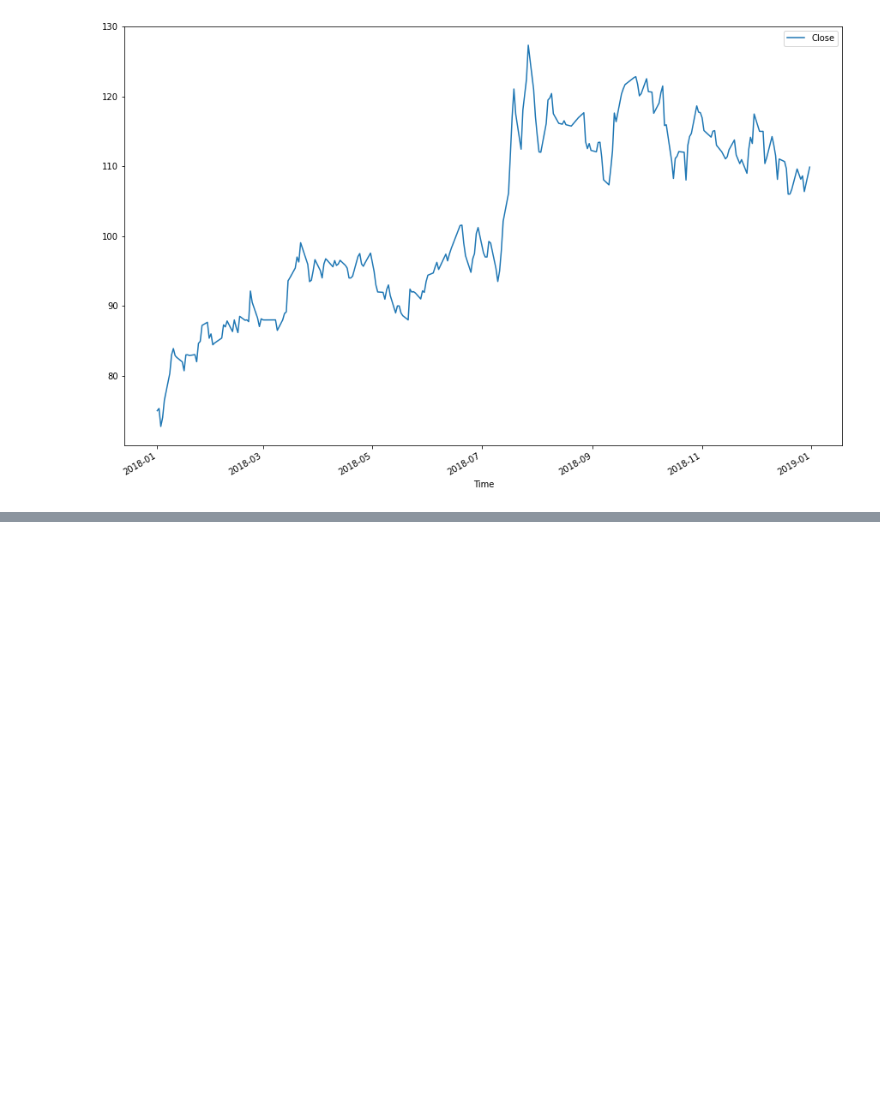
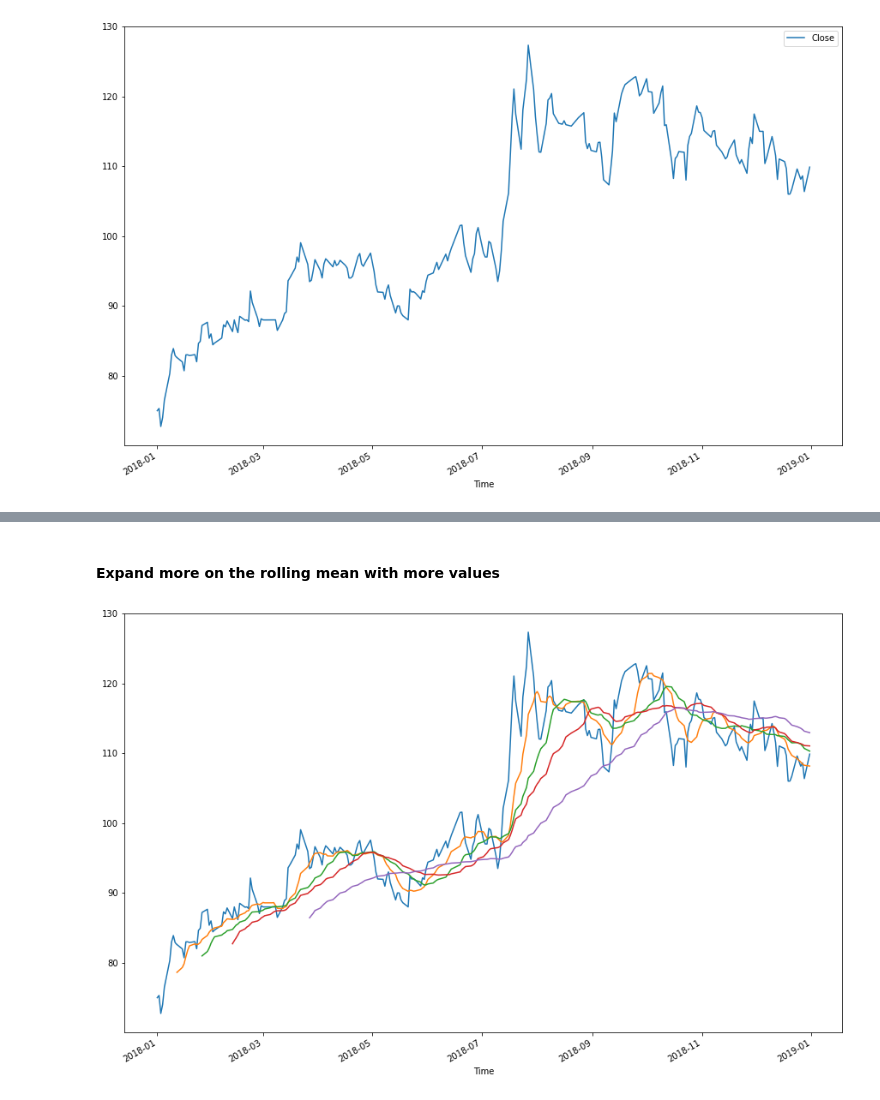
Before and after one commit to simiel/Predictive-Analysis-with-Python, a Jupyter notebook: Project1.ipynb, the cells around one changed output, grey strips where cells are left out. Drawn from its saved outputs; the diff is of its cells as text; code cells hidden in the pictures; blank space fills up the shorter version.

```diff
--- a/Project1.ipynb
+++ b/Project1.ipynb
@@ -45,0 +57,12 @@ sys.Close.plot(legend=True,figsize=(15,10))
+# %% [markdown]
+#### Expand more on the rolling mean with more values
+# %%
+sys.Close.plot(figsize=(15,10))
+numbers =[10,20,30,60]
+
+for number in numbers:
+    col = "moving_avg_for_"+str(number)+'_days'
+    sys[col] = sys.Close.rolling(number).mean()
+    sys[col].plot(figsize=(15,10))
+# %% [output]
+[figure, added]
```
Also changed, not shown: parts of 2 cells of this notebook.
